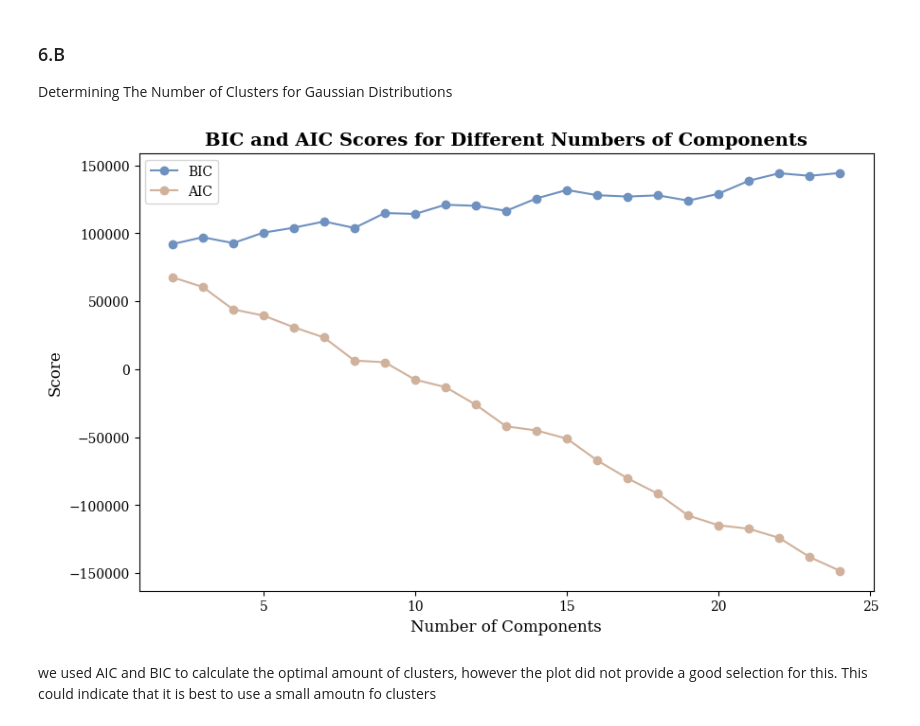
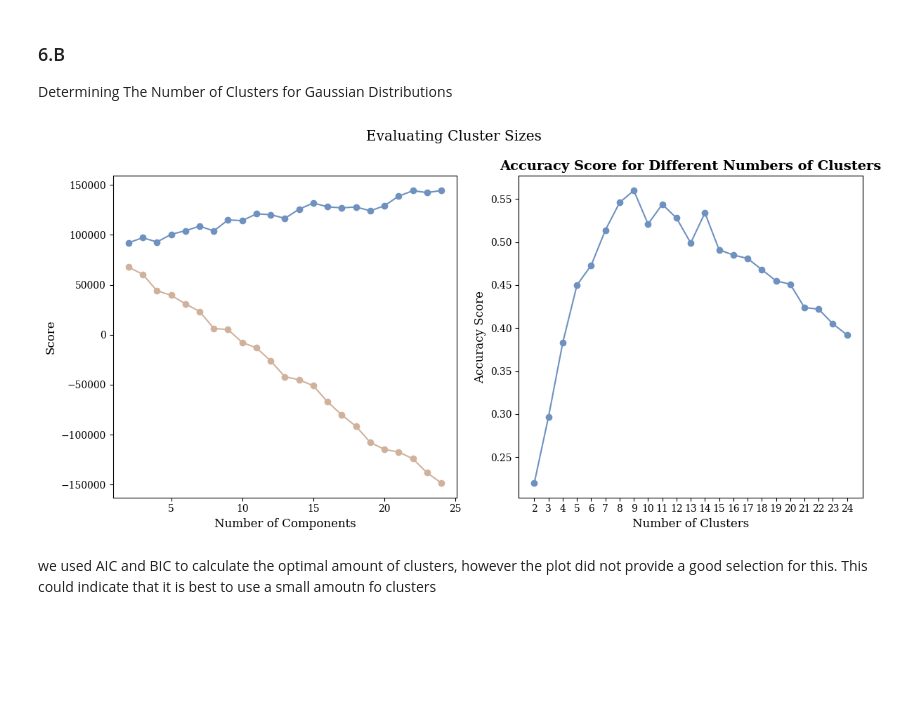
Before and after one commit to jackyeung99/Applied_Machine_Learning, a Jupyter notebook: Assignment03/03_Q2.ipynb, the cells around one changed output. Cells and saved outputs as stored; diff of their text form; code cells hidden in the pictures; blank space fills up the shorter version.

```diff
--- a/Assignment03/03_Q2.ipynb
+++ b/Assignment03/03_Q2.ipynb
@@ -452,6 +490,7 @@ Determining The Number of Clusters for Gaussian Distributions
 # %%
 bic_scores = []
 aic_scores = []
+accuracy_scores = []
 pca = PCA(n_components=.90, random_state=RANDOM_STATE)
 matrix_with_pca_embeddings_data = pca.fit_transform(DATA)
 for n_components in cluster_range:
@@ -459,17 +498,32 @@ for n_components in cluster_range:
     gm.fit(matrix_with_pca_embeddings_data)
     bic_scores.append(gm.bic(matrix_with_pca_embeddings_data))
     aic_scores.append(gm.aic(matrix_with_pca_embeddings_data))
+
+    accuracy = evaluate_clustering_accuracy(gm.fit_predict(matrix_with_pca_embeddings_data))
+    accuracy_scores.append(accuracy)
-# %%
-plt.figure(figsize=(10, 6))
-plt.plot(cluster_range, bic_scores, label='BIC', marker='o', color=COLOR_MAP(.3))
-plt.plot(cluster_range, aic_scores, label='AIC', marker='o', color=COLOR_MAP(.6))
-plt.title("BIC and AIC Scores for Different Numbers of Components")
-plt.xlabel("Number of Components")
-plt.ylabel("Score")
-plt.legend()
-plt.show()
-# %% [output]
-[figure, removed]
+# %%
+
+fig, axs = plt.subplots(1, 2, figsize=(12, 6))
+
+axs[0].plot(cluster_range, bic_scores, label='BIC', marker='o', color=COLOR_MAP(.3))
+axs[0].plot(cluster_range, aic_scores, label='AIC', marker='o', color=COLOR_MAP(.6))
+axs[0].set_xlabel("Number of Components")
+axs[0].set_ylabel("Score")
+
+
+# Plot for Accuracy Score
+axs[1].plot(cluster_range, accuracy_scores, marker='o', color=line_color)
+axs[1].set_title("Accuracy Score for Different Numbers of Clusters")
+axs[1].set_xlabel("Number of Clusters")
+axs[1].set_xticks(cluster_range)
+axs[1].set_ylabel("Accuracy Score")
+
+# Adjust layout
+plt.suptitle("Evaluating Cluster Sizes")
+plt.tight_layout()
+plt.show()
+# %% [output]
+[figure, added]
 # %% [markdown]
 we used AIC and BIC to calculate the optimal amount of clusters, however the plot did not provide a good selection for this. This could indicate that it is best to use a small amoutn fo clusters
 # %% [markdown]
```
Also changed, not shown: parts of 14 cells of this notebook, 1 other file.
